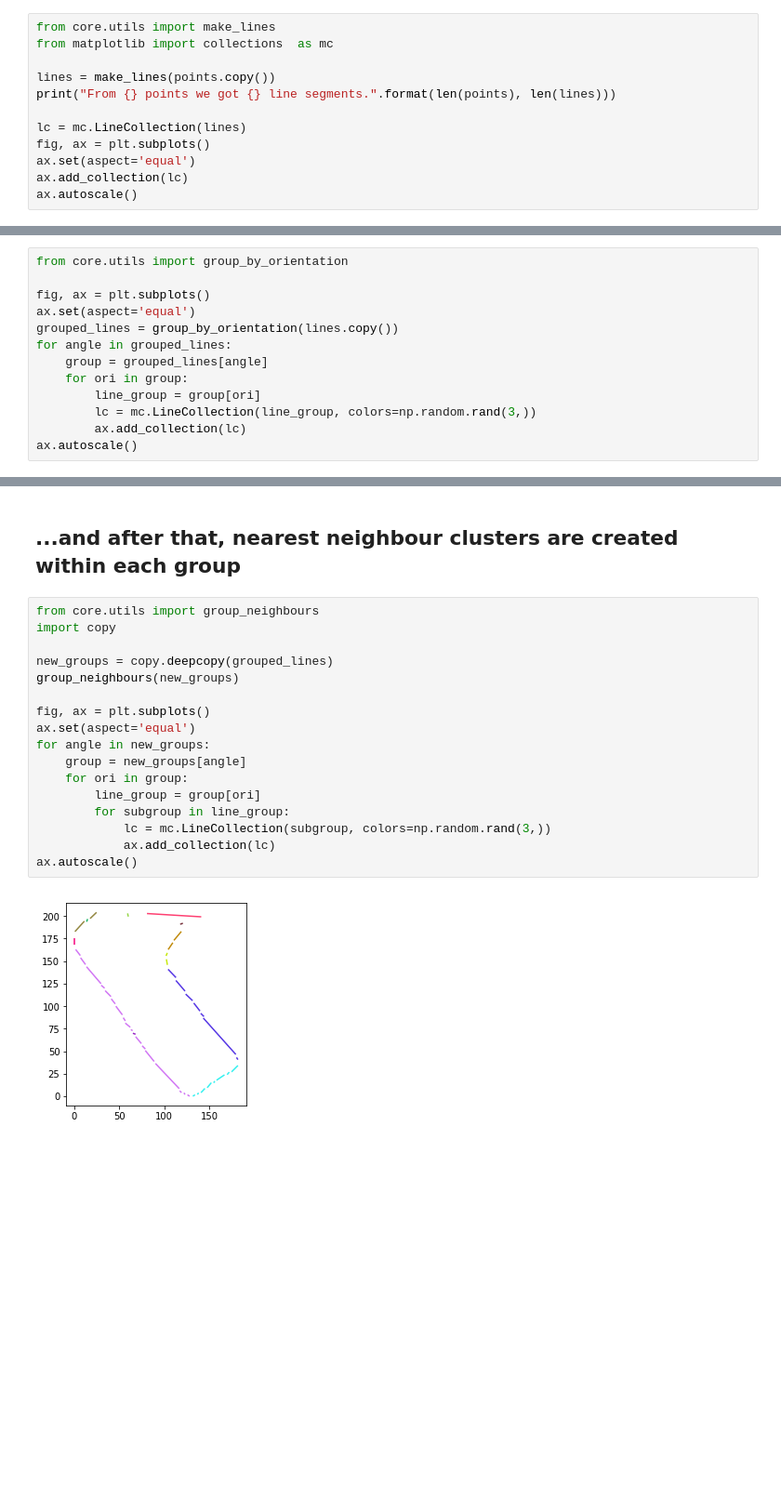
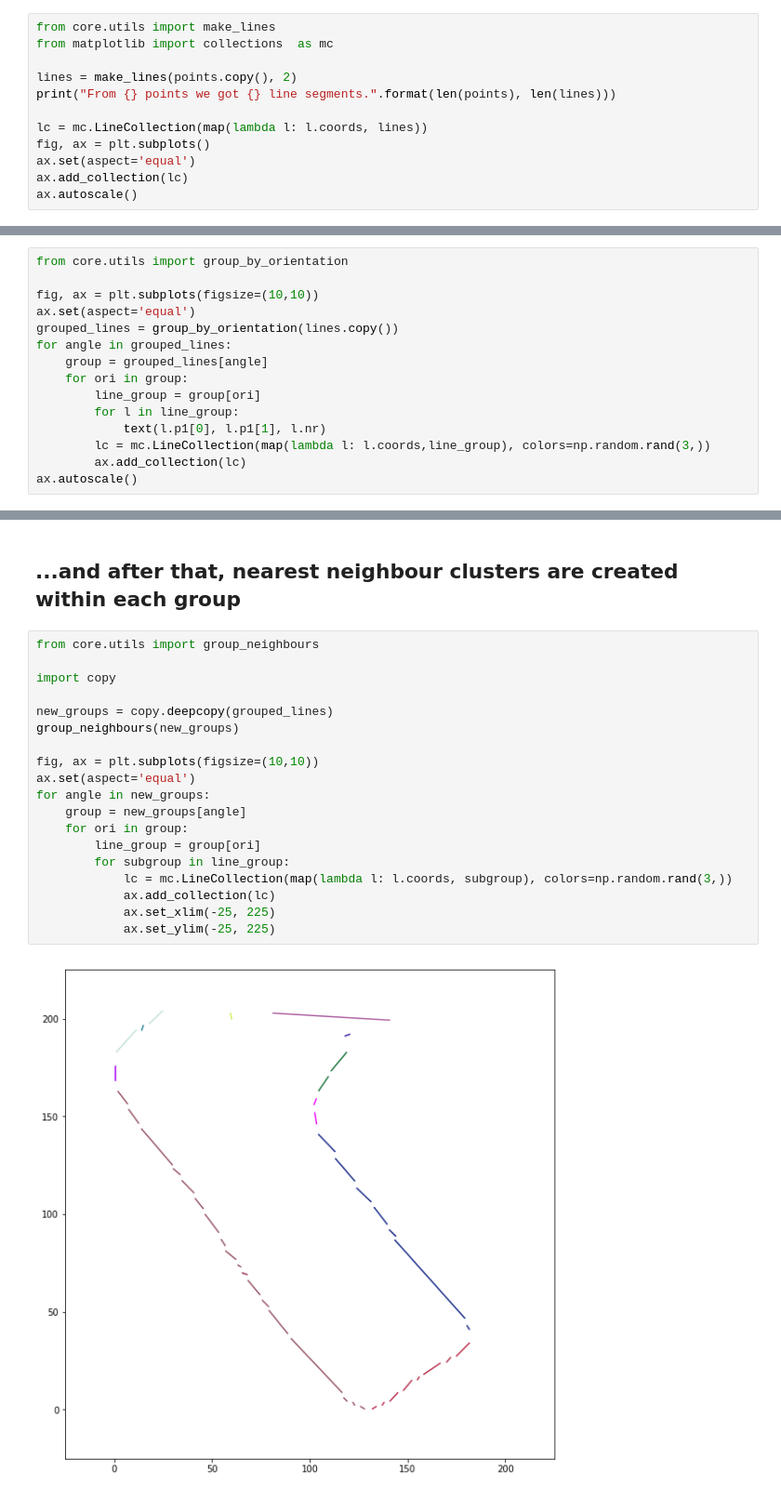
Before and after one commit to mnboos/osm-instance-segmentation, a Jupyter notebook: Regularization.ipynb, the cells around one changed output, grey strips where cells are left out. Shown: that part at 93% size. Drawn from its saved outputs; the diff is of its cells as text; blank space fills up the shorter version.

Commit message:
refactoring: line class added

```diff
--- a/Regularization.ipynb
+++ b/Regularization.ipynb
@@ -46,10 +47,10 @@ max threshold:  62
 from core.utils import make_lines
 from matplotlib import collections  as mc
 
-lines = make_lines(points.copy())
+lines = make_lines(points.copy(), 2)
 print("From {} points we got {} line segments.".format(len(points), len(lines)))
 
-lc = mc.LineCollection(lines)
+lc = mc.LineCollection(map(lambda l: l.coords, lines))
 fig, ax = plt.subplots()
 ax.set(aspect='equal')
 ax.add_collection(lc)
@@ -62,14 +63,16 @@ From 533 points we got 44 line segments.
 # %%
 from core.utils import group_by_orientation
 
-fig, ax = plt.subplots()
+fig, ax = plt.subplots(figsize=(10,10))
 ax.set(aspect='equal')
 grouped_lines = group_by_orientation(lines.copy())
 for angle in grouped_lines:
     group = grouped_lines[angle]
     for ori in group:
         line_group = group[ori]
-        lc = mc.LineCollection(line_group, colors=np.random.rand(3,))
+        for l in line_group:
+            text(l.p1[0], l.p1[1], l.nr)
+        lc = mc.LineCollection(map(lambda l: l.coords,line_group), colors=np.random.rand(3,))
         ax.add_collection(lc)
 ax.autoscale()
 # %% [output]
@@ -78,23 +81,25 @@ ax.autoscale()
 ## ...and after that, nearest neighbour clusters are created within each group
 # %%
 from core.utils import group_neighbours
+
 import copy
 
 new_groups = copy.deepcopy(grouped_lines)
 group_neighbours(new_groups)
 
-fig, ax = plt.subplots()
+fig, ax = plt.subplots(figsize=(10,10))
 ax.set(aspect='equal')
 for angle in new_groups:
     group = new_groups[angle]
     for ori in group:
         line_group = group[ori]
         for subgroup in line_group:
-            lc = mc.LineCollection(subgroup, colors=np.random.rand(3,))
+            lc = mc.LineCollection(map(lambda l: l.coords, subgroup), colors=np.random.rand(3,))
             ax.add_collection(lc)
-ax.autoscale()
+            ax.set_xlim(-25, 225)
+            ax.set_ylim(-25, 225)
 # %% [output]
-[figure, old version]
+[figure, new version]
 # %%
 from scipy.optimize import curve_fit
 import cv2
```
Also changed, not shown: parts of 3 cells of this notebook, 1 other file.
